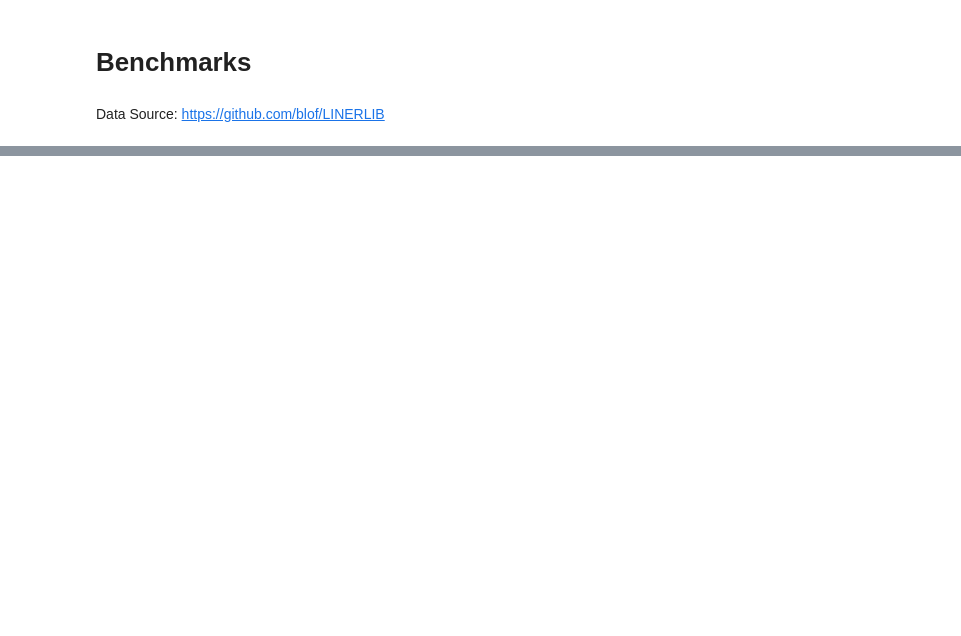
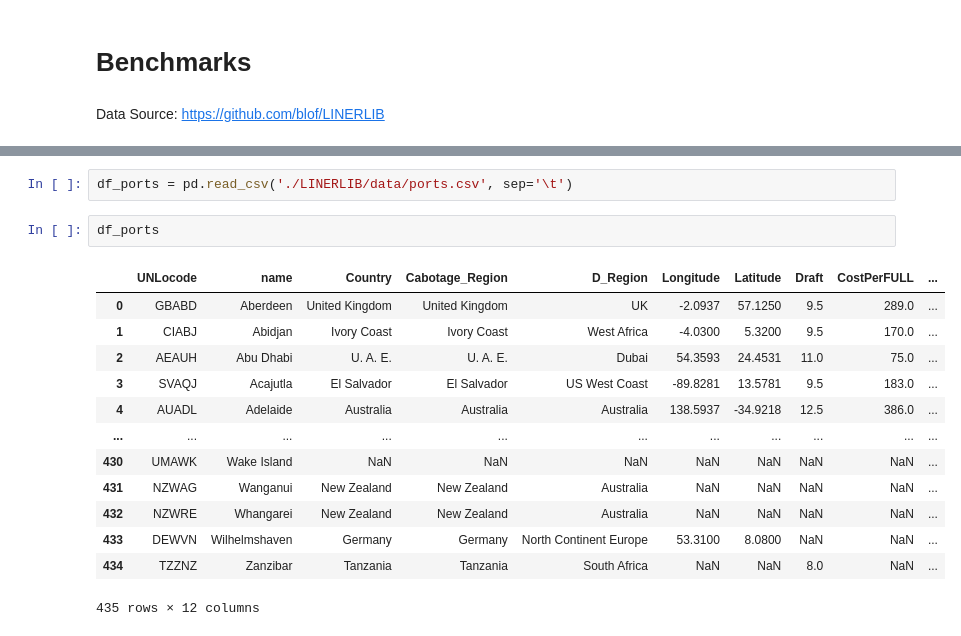
Before and after one commit to anjaliancy/nus-cma-proj-priv, a Jupyter notebook: src/test_benchmarks.ipynb, the cells around one changed output, grey strips where cells are left out. Saved outputs shown, nothing was run; the diff lists cells and outputs as text; blank space fills up the shorter version.

```diff
--- a/src/test_benchmarks.ipynb
+++ b/src/test_benchmarks.ipynb
@@ -27,0 +60,18 @@ southeastern_asia = [
+# %%
+df_ports = pd.read_csv('./LINERLIB/data/ports.csv', sep='\t')
+# %%
+df_ports
+# %% [output]
+|  | UNLocode | name | Country | Cabotage_Region | D_Region | Longitude | Latitude | Draft | CostPerFULL | ... |
+| 0 | GBABD | Aberdeen | United Kingdom | United Kingdom | UK | -2.0937 | 57.1250 | 9.5 | 289.0 | ... |
+| 1 | CIABJ | Abidjan | Ivory Coast | Ivory Coast | West Africa | -4.0300 | 5.3200 | 9.5 | 170.0 | ... |
+| 2 | AEAUH | Abu Dhabi | U. A. E. | U. A. E. | Dubai | 54.3593 | 24.4531 | 11.0 | 75.0 | ... |
+| 3 | SVAQJ | Acajutla | El Salvador | El Salvador | US West Coast | -89.8281 | 13.5781 | 9.5 | 183.0 | ... |
+| 4 | AUADL | Adelaide | Australia | Australia | Australia | 138.5937 | -34.9218 | 12.5 | 386.0 | ... |
+| ... | ... | ... | ... | ... | ... | ... | ... | ... | ... | ... |
+| 430 | UMAWK | Wake Island | NaN | NaN | NaN | NaN | NaN | NaN | NaN | ... |
+| 431 | NZWAG | Wanganui | New Zealand | New Zealand | Australia | NaN | NaN | NaN | NaN | ... |
+| 432 | NZWRE | Whangarei | New Zealand | New Zealand | Australia | NaN | NaN | NaN | NaN | ... |
+| 433 | DEWVN | Wilhelmshaven | Germany | Germany | North Continent Europe | 53.3100 | 8.0800 | NaN | NaN | ... |
+| 434 | TZZNZ | Zanzibar | Tanzania | Tanzania | South Africa | NaN | NaN | 8.0 | NaN | ... |
+435 rows × 12 columns
```
Also changed, not shown: parts of 5 cells of this notebook, 3 other files.
